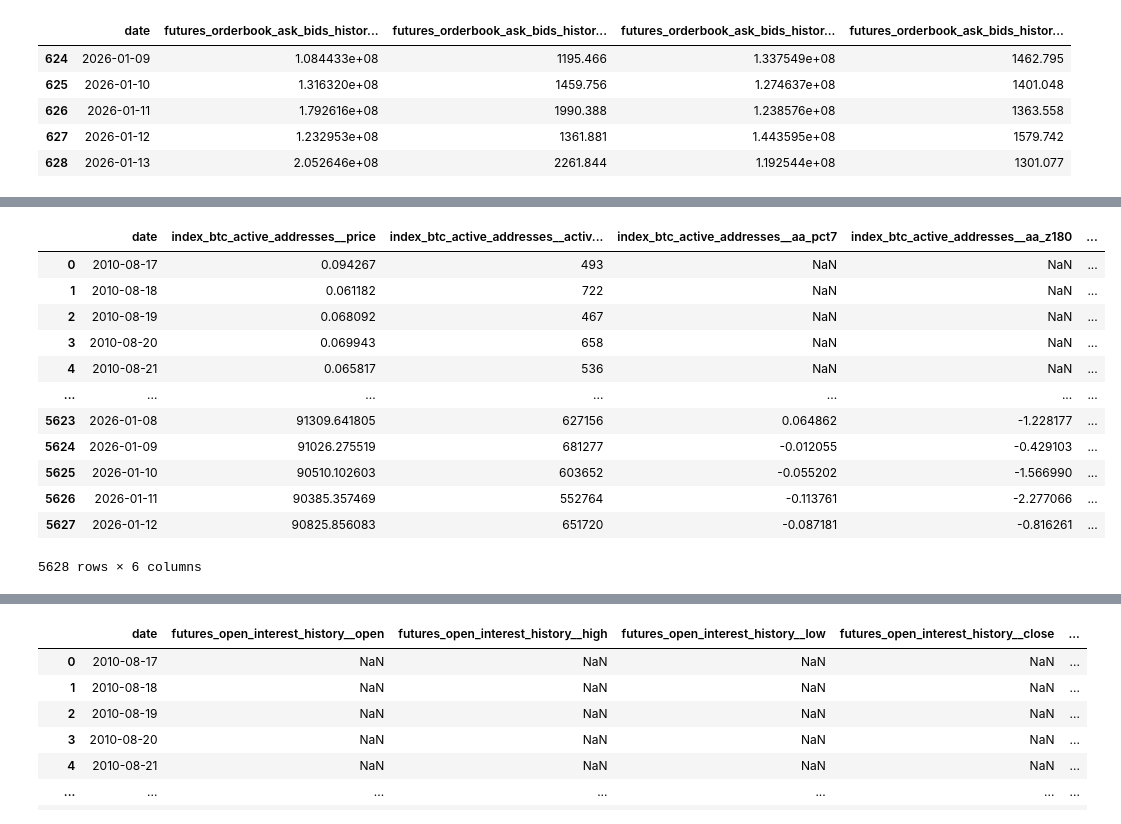
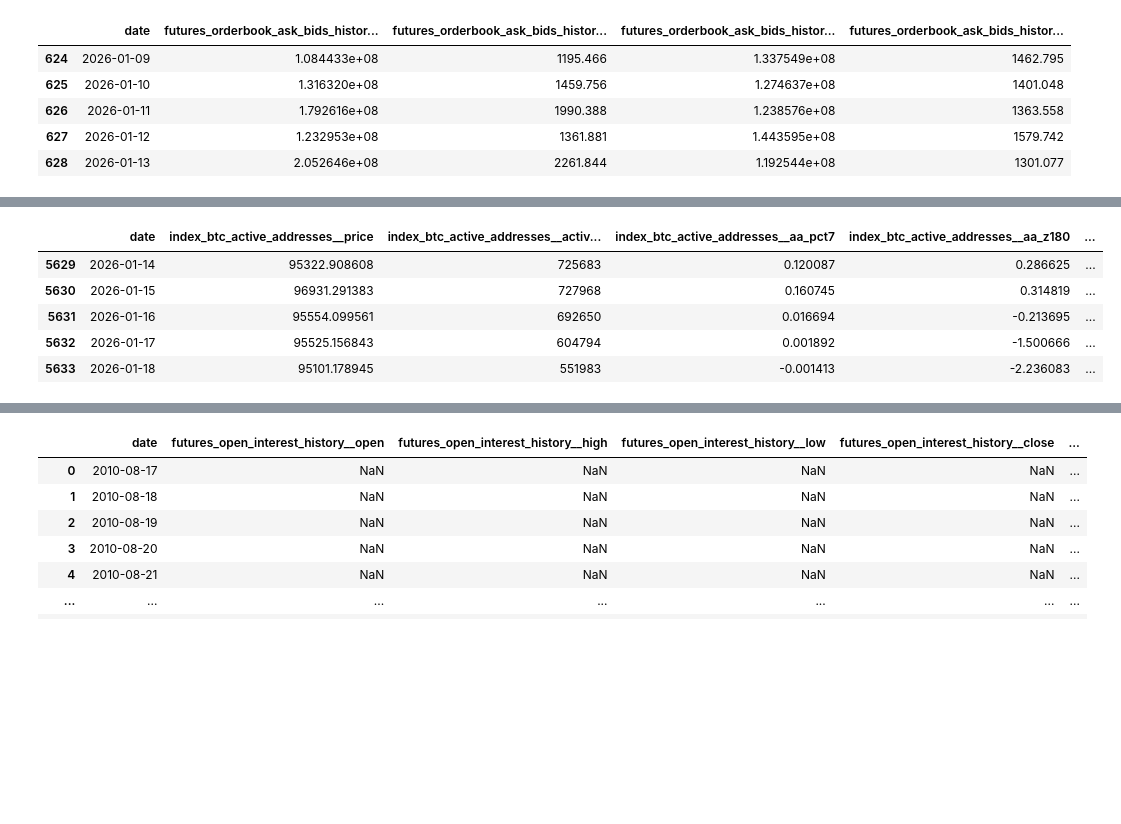
Before and after one commit to Fidus1337/Actives_price_prediction, a Jupyter notebook: YurasCode.ipynb, the cells around one changed output, grey strips where cells are left out. Drawn from its saved outputs; the diff is of its cells as text; code cells hidden in the pictures; blank space fills up the shorter version.

```diff
--- a/YurasCode.ipynb
+++ b/YurasCode.ipynb
@@ -513,7 +513,7 @@ def get_futures_open_interest_aggregated_history(
     df = df[cols].sort_values("date", kind="stable").reset_index(drop=True)
     return df
 # %%
-#########ЕСТЬ##############
+#########ЕСТЬ############## ()
 
 KEYS = "8b16782a668f4eb48397ddf3d97020bd"
 
@@ -524,5 +524,8 @@ df_oi = get_futures_open_interest_history(
     interval="1d",
 )
 print(df_oi.tail())
+
+rows, cols = df_oi.shape
+print(f"Строк: {rows}, Столбцов: {cols}")
 # %% [output]
            date  futures_open_interest_history__open  \
@@ -1114,7 +1114,7 @@ def get_futures_top_long_short_position_ratio_history(
 # %%
 KEYS = "8b16782a668f4eb48397ddf3d97020bd"
 
-# READY
+# READY ()
 df_top_ls_positions = get_futures_top_long_short_position_ratio_history(
     api_key=KEYS,
     exchange="Binance",
@@ -1122,5 +1122,7 @@ df_top_ls_positions = get_futures_top_long_short_position_ratio_history(
     interval="1d",
 )
 
+rows, cols = df_top_ls_positions.shape
+print(rows)
 df_top_ls_positions.tail()
 # %% [output]
@@ -1722,47 +1719,40 @@ def fetch_bitcoin_active_addresses_table(
     out = (
         df[["date", "index_btc_active_addresses__price", "index_btc_active_addresses__active_address_count"]]
         .dropna(subset=["date"])
         .sort_values("date", kind="stable")
         .drop_duplicates(subset=["date"], keep="last")
         .reset_index(drop=True)
     )
 
     aa = out["index_btc_active_addresses__active_address_count"].astype(float)
 
     # Feature 1: short-horizon pct change (activity impulse)
     out[f"index_btc_active_addresses__aa_pct{pct_window}"] = aa / aa.shift(pct_window) - 1.0
 
     # Feature 2: rolling z-score (regime normalized activity)
     minp = max(30, z_window // 3)
     roll = aa.rolling(z_window, min_periods=minp)
     mu = roll.mean()
     sd = roll.std(ddof=0).replace(0.0, np.nan)
     out[f"index_btc_active_addresses__aa_z{z_window}"] = (aa - mu) / sd
 
     # Feature 3: slope / velocity
     out[f"index_btc_active_addresses__aa_slope{slope_window}"] = aa.diff(slope_window) / float(slope_window)
 
     return out
 
 
 # Usage:
+# READY ()
 df_aa = fetch_bitcoin_active_addresses_table(KEYS)
-df_lth_supply
-df_aa
+df_aa.tail()
 # %% [output]
 |  | date | index_btc_active_addresses__price | index_btc_active_addresses__activ... | index_btc_active_addresses__aa_pct7 | index_btc_active_addresses__aa_z180 | ... |
-| 0 | 2010-08-17 | 0.094267 | 493 | NaN | NaN | ... |
-| 1 | 2010-08-18 | 0.061182 | 722 | NaN | NaN | ... |
-| 2 | 2010-08-19 | 0.068092 | 467 | NaN | NaN | ... |
-| 3 | 2010-08-20 | 0.069943 | 658 | NaN | NaN | ... |
-| 4 | 2010-08-21 | 0.065817 | 536 | NaN | NaN | ... |
-| ... | ... | ... | ... | ... | ... | ... |
-| 5623 | 2026-01-08 | 91309.641805 | 627156 | 0.064862 | -1.228177 | ... |
-| 5624 | 2026-01-09 | 91026.275519 | 681277 | -0.012055 | -0.429103 | ... |
-| 5625 | 2026-01-10 | 90510.102603 | 603652 | -0.055202 | -1.566990 | ... |
-| 5626 | 2026-01-11 | 90385.357469 | 552764 | -0.113761 | -2.277066 | ... |
-| 5627 | 2026-01-12 | 90825.856083 | 651720 | -0.087181 | -0.816261 | ... |
+| 5629 | 2026-01-14 | 95322.908608 | 725683 | 0.120087 | 0.286625 | ... |
+| 5630 | 2026-01-15 | 96931.291383 | 727968 | 0.160745 | 0.314819 | ... |
+| 5631 | 2026-01-16 | 95554.099561 | 692650 | 0.016694 | -0.213695 | ... |
+| 5632 | 2026-01-17 | 95525.156843 | 604794 | 0.001892 | -1.500666 | ... |
+| 5633 | 2026-01-18 | 95101.178945 | 551983 | -0.001413 | -2.236083 | ... |
-5628 rows × 6 columns
 # %%
 # READY
 
```
Also changed, not shown: parts of 24 cells of this notebook, 2 other files.
